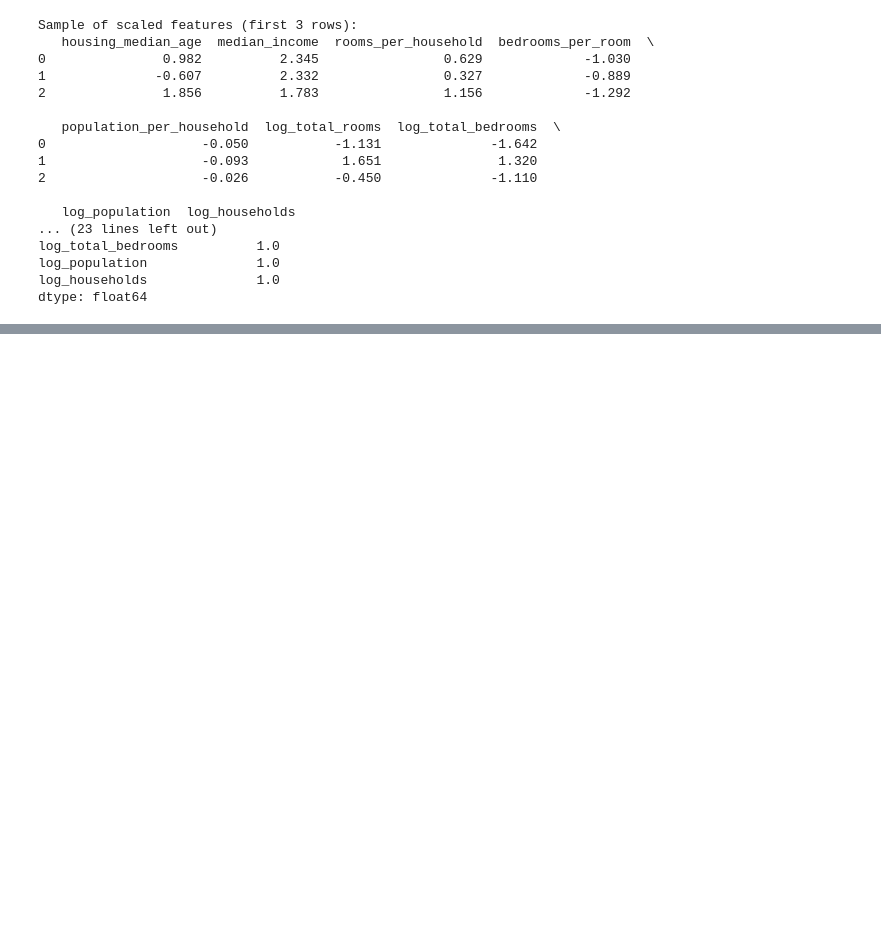
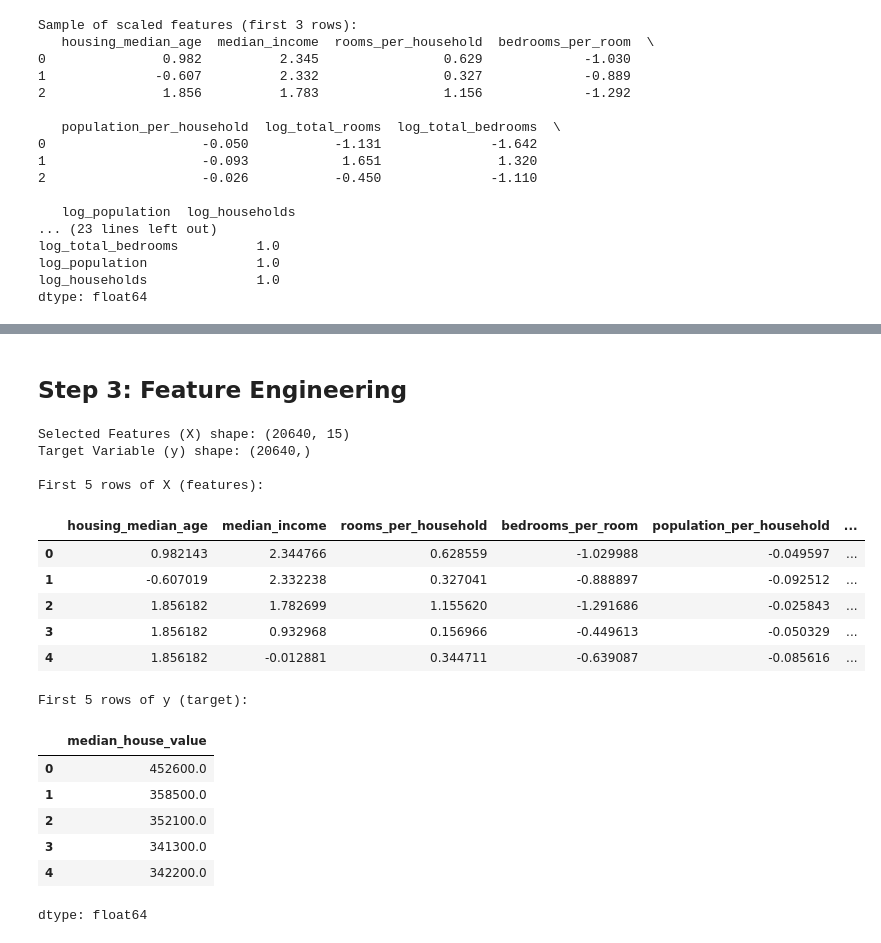
Before and after one commit to Amenbiz/House-Pricing, a Jupyter notebook: notebooks/house_price_analysis.ipynb, the cells around one changed output, grey strips where cells are left out. Cells and saved outputs as stored; diff of their text form; code cells hidden in the pictures; blank space fills up the shorter version.

```diff
--- a/notebooks/house_price_analysis.ipynb
+++ b/notebooks/house_price_analysis.ipynb
@@ -19,11 +19,11 @@ All libraries loaded successfully.
 # %%
 # CELL 2 — Load the Dataset
 
-df = pd.read_csv("housing.csv")
+df = pd.read_csv('/content/drive/MyDrive/housing.csv')
 
 print("Dataset shape (rows, columns):", df.shape)
 print("\nFirst 5 rows of the dataset:")
-df.head(5)
+# df.head(5) # Commenting this out to avoid error on first run, it can be uncommented later if needed.
 # %% [output]
 Dataset shape (rows, columns): (20640, 10)
 
@@ -1041,0 +658,59 @@ Max under-prediction: $381,421
+# %% [markdown]
+## Step 3: Feature Engineering
+# %%
+# CELL 19 — Explicit Feature Selection and Target Definition
+
+# Define the features to be used (X) and the target variable (y)
+
+# Numerical features that have been scaled/transformed
+selected_numerical_features = [
+    'housing_median_age',
+    'median_income',
+    'rooms_per_household',
+    'bedrooms_per_room',
+    'population_per_household',
+    'log_total_rooms',
+    'log_total_bedrooms',
+    'log_population',
+    'log_households'
+]
+
+# Geographical features (not scaled)
+geographical_features = ['longitude', 'latitude']
+
+# One-hot encoded ocean_proximity columns
+ocean_proximity_cols = [col for col in df.columns if 'ocean_proximity_' in col]
+
+# Combine all selected feature names
+features = selected_numerical_features + geographical_features + ocean_proximity_cols
+
+X = df[features]
+y = df['median_house_value']
+
+print(f"Selected Features (X) shape: {X.shape}")
+print(f"Target Variable (y) shape: {y.shape}")
+
+print("\nFirst 5 rows of X (features):")
+display(X.head())
+
+print("\nFirst 5 rows of y (target):")
+display(y.head())
+# %% [output]
+Selected Features (X) shape: (20640, 15)
+Target Variable (y) shape: (20640,)
+
+First 5 rows of X (features):
+|  | housing_median_age | median_income | rooms_per_household | bedrooms_per_room | population_per_household | ... |
+| 0 | 0.982143 | 2.344766 | 0.628559 | -1.029988 | -0.049597 | ... |
+| 1 | -0.607019 | 2.332238 | 0.327041 | -0.888897 | -0.092512 | ... |
+| 2 | 1.856182 | 1.782699 | 1.155620 | -1.291686 | -0.025843 | ... |
+| 3 | 1.856182 | 0.932968 | 0.156966 | -0.449613 | -0.050329 | ... |
+| 4 | 1.856182 | -0.012881 | 0.344711 | -0.639087 | -0.085616 | ... |
+First 5 rows of y (target):
+|  | median_house_value |
+| 0 | 452600.0 |
+| 1 | 358500.0 |
+| 2 | 352100.0 |
+| 3 | 341300.0 |
+| 4 | 342200.0 |
+dtype: float64
```
Also changed, not shown: parts of 15 cells of this notebook.
